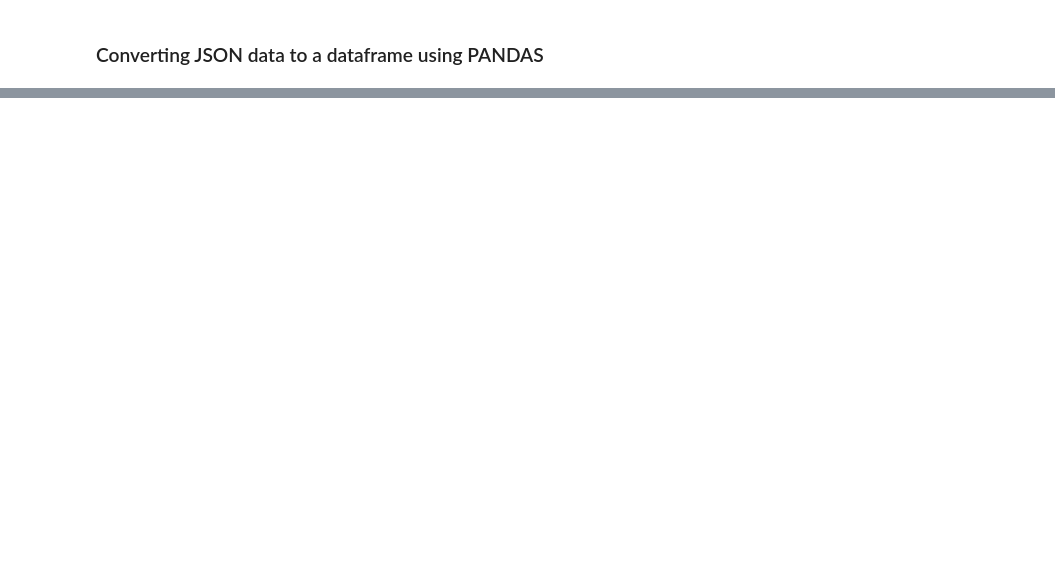
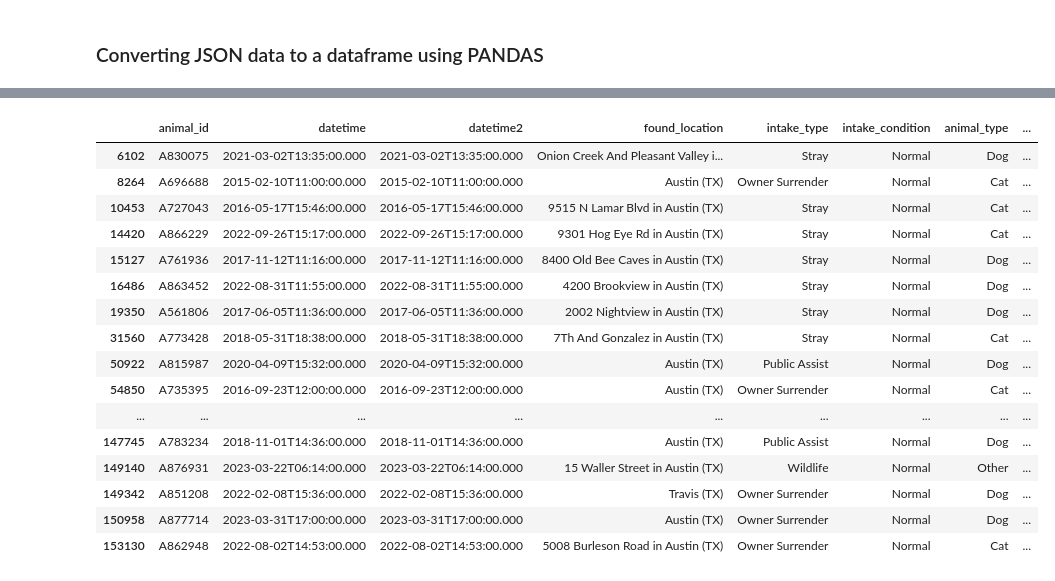
Before and after one commit to a-messmer/AAC_prelim_data_analysis_project, a Jupyter notebook: Project-api.ipynb, the cells around one changed output, grey strips where cells are left out. Cells and saved outputs as stored; diff of their text form; code cells hidden in the pictures; blank space fills up the shorter version.

```diff
--- a/Project-api.ipynb
+++ b/Project-api.ipynb
@@ -97,0 +124,21 @@ merged_df
+# %%
+# show key features-based duplicates with identical animal_id, datetime, datetime2 (except for first occurrence)
+animal_intake_df[animal_intake_df[["animal_id", "datetime", "datetime2"]].duplicated()]
+# %% [output]
+|  | animal_id | datetime | datetime2 | found_location | intake_type | intake_condition | animal_type | ... |
+| 6102 | A830075 | 2021-03-02T13:35:00.000 | 2021-03-02T13:35:00.000 | Onion Creek And Pleasant Valley i... | Stray | Normal | Dog | ... |
+| 8264 | A696688 | 2015-02-10T11:00:00.000 | 2015-02-10T11:00:00.000 | Austin (TX) | Owner Surrender | Normal | Cat | ... |
+| 10453 | A727043 | 2016-05-17T15:46:00.000 | 2016-05-17T15:46:00.000 | 9515 N Lamar Blvd in Austin (TX) | Stray | Normal | Cat | ... |
+| 14420 | A866229 | 2022-09-26T15:17:00.000 | 2022-09-26T15:17:00.000 | 9301 Hog Eye Rd in Austin (TX) | Stray | Normal | Cat | ... |
+| 15127 | A761936 | 2017-11-12T11:16:00.000 | 2017-11-12T11:16:00.000 | 8400 Old Bee Caves in Austin (TX) | Stray | Normal | Dog | ... |
+| 16486 | A863452 | 2022-08-31T11:55:00.000 | 2022-08-31T11:55:00.000 | 4200 Brookview in Austin (TX) | Stray | Normal | Dog | ... |
+| 19350 | A561806 | 2017-06-05T11:36:00.000 | 2017-06-05T11:36:00.000 | 2002 Nightview in Austin (TX) | Stray | Normal | Dog | ... |
+| 31560 | A773428 | 2018-05-31T18:38:00.000 | 2018-05-31T18:38:00.000 | 7Th And Gonzalez in Austin (TX) | Stray | Normal | Cat | ... |
+| 50922 | A815987 | 2020-04-09T15:32:00.000 | 2020-04-09T15:32:00.000 | Austin (TX) | Public Assist | Normal | Dog | ... |
+| 54850 | A735395 | 2016-09-23T12:00:00.000 | 2016-09-23T12:00:00.000 | Austin (TX) | Owner Surrender | Normal | Cat | ... |
+| ... | ... | ... | ... | ... | ... | ... | ... | ... |
+| 147745 | A783234 | 2018-11-01T14:36:00.000 | 2018-11-01T14:36:00.000 | Austin (TX) | Public Assist | Normal | Dog | ... |
+| 149140 | A876931 | 2023-03-22T06:14:00.000 | 2023-03-22T06:14:00.000 | 15 Waller Street in Austin (TX) | Wildlife | Normal | Other | ... |
+| 149342 | A851208 | 2022-02-08T15:36:00.000 | 2022-02-08T15:36:00.000 | Travis (TX) | Owner Surrender | Normal | Dog | ... |
+| 150958 | A877714 | 2023-03-31T17:00:00.000 | 2023-03-31T17:00:00.000 | Austin (TX) | Owner Surrender | Normal | Dog | ... |
+| 153130 | A862948 | 2022-08-02T14:53:00.000 | 2022-08-02T14:53:00.000 | 5008 Burleson Road in Austin (TX) | Owner Surrender | Normal | Cat | ... |
```
Also changed, not shown: parts of 98 cells of this notebook.
